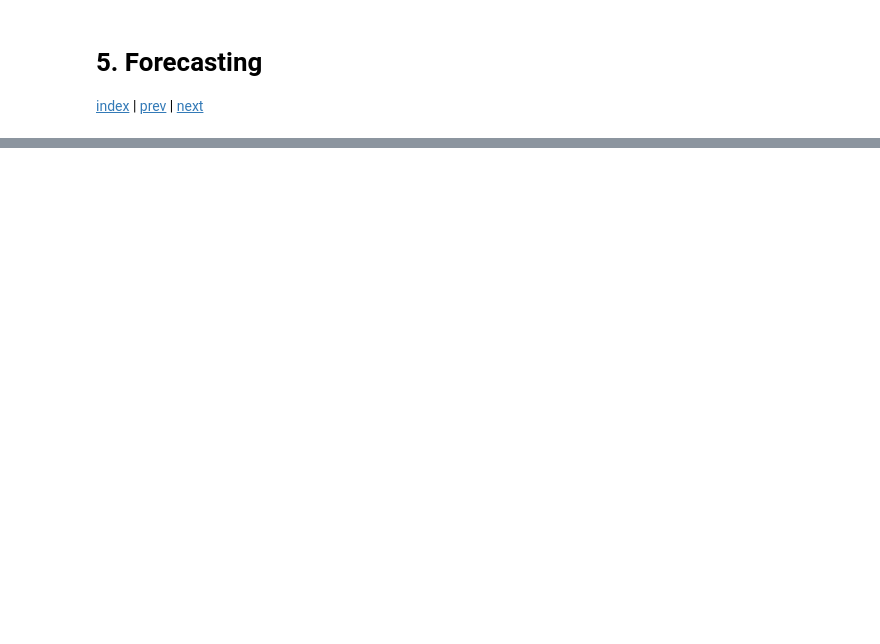
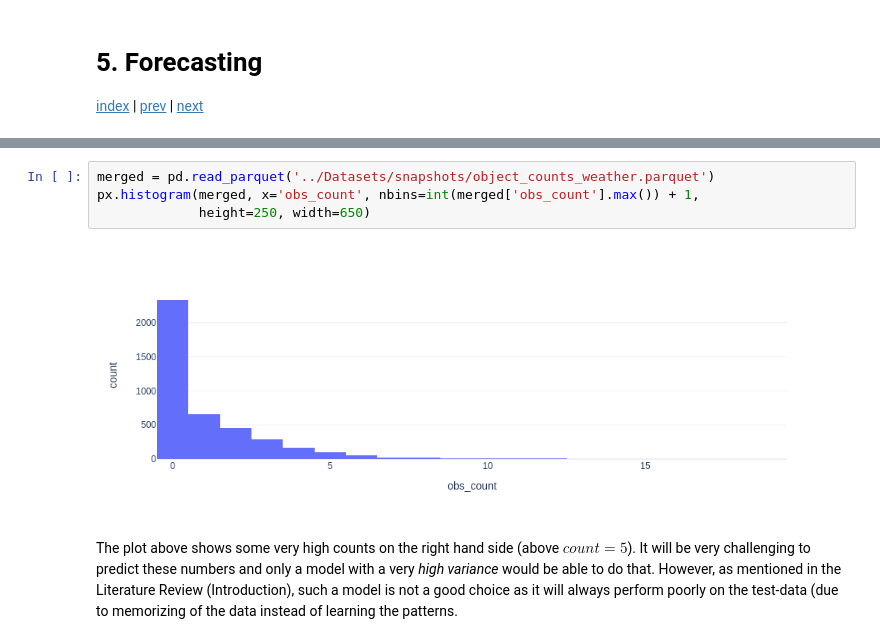
Before and after one commit to Alchemication/cvdl-for-home, a Jupyter notebook: Chapters/05.Forecasting.ipynb, the cells around one changed output, grey strips where cells are left out. Cells and saved outputs as stored; diff of their text form; blank space fills up the shorter version.

```diff
--- a/Chapters/05.Forecasting.ipynb
+++ b/Chapters/05.Forecasting.ipynb
@@ -18,0 +216,8 @@ This Notebook dives into the detail of the steps taken to generate such a foreca
+# %%
+merged = pd.read_parquet('../Datasets/snapshots/object_counts_weather.parquet')
+px.histogram(merged, x='obs_count', nbins=int(merged['obs_count'].max()) + 1,
+             height=250, width=650)
+# %% [output]
+[figure, added]
+# %% [markdown]
+The plot above shows some very high counts on the right hand side (above $count=5$). It will be very challenging to predict these numbers and only a model with a very *high variance* would be able to do that. However, as mentioned in the Literature Review (Introduction), such a model is not a good choice as it will always perform poorly on the test-data (due to memorizing of the data instead of learning the patterns.
```
Also changed, not shown: parts of 32 cells of this notebook, 7 other files.
